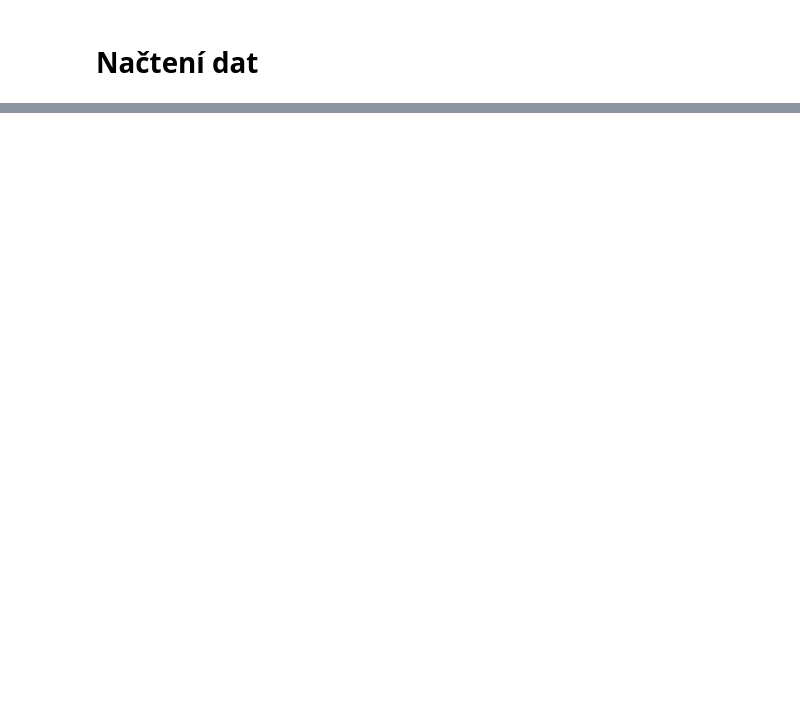
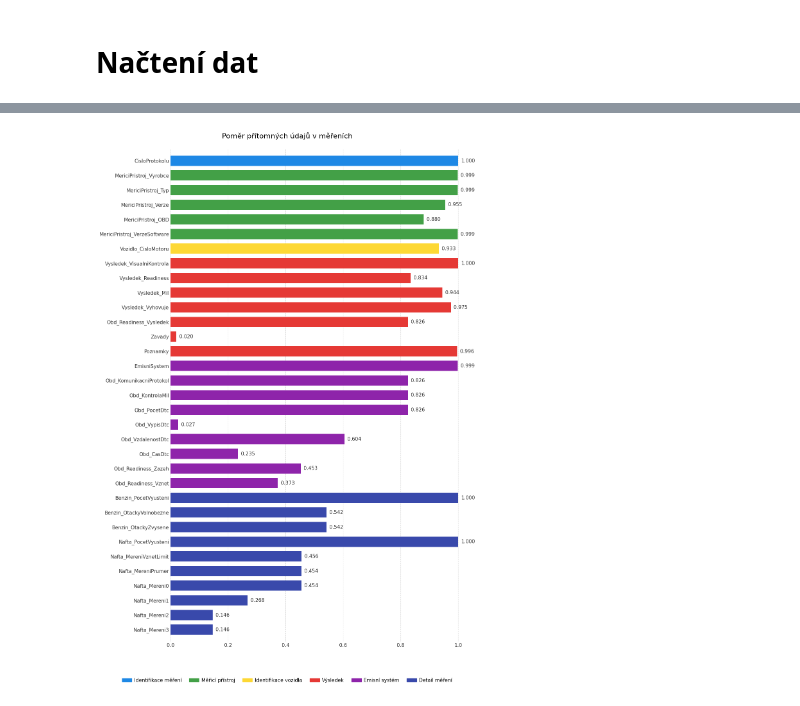
Before and after one commit to opendatalabcz/emissions-data-analysis-cz, a Jupyter notebook: kod/explorace/mereni_exploration.ipynb, the cells around one changed output, grey strips where cells are left out. Drawn from its saved outputs; the diff is of its cells as text; code cells hidden in the pictures; blank space fills up the shorter version.

```diff
--- a/kod/explorace/mereni_exploration.ipynb
+++ b/kod/explorace/mereni_exploration.ipynb
@@ -60,0 +133,8 @@ Error:
+# %%
+df = get_df()
+lf_prohlidky = pl.scan_parquet(r'E:\CVUT_BAP\kod\data\processed\prohlidky.parquet')
+id_prohlidky_series = lf_prohlidky.select('CisloProtokolu').unique().collect(engine='streaming').get_column('CisloProtokolu')
+id_prohlidky = set(id_prohlidky_series)
+id_mereni = set(df.get_column('CisloProtokolu'))
+orphan = list(id_prohlidky - id_mereni)
+lf_prohlidky.filter(pl.col('CisloProtokolu').is_in(orphan)).collect(engine='streaming')['DatumProhlidky'].value_counts(sort=True)
@@ -60,0 +150,2 @@ Error:
+# %%
+df = df.join(id_prohlidky_series.to_frame("CisloProtokolu"), on="CisloProtokolu", how="semi")
@@ -60,0 +181,9 @@ Error:
+# %%
+j1939_df = df.filter(
+    pl.any_horizontal(
+        pl.col("^.*J1939.*$").is_not_null()
+    )
+)
+short_display(j1939_df)
+# Modifikace df
+df = df.join(j1939_df, on="CisloProtokolu", how="anti")
@@ -60,0 +305,76 @@ Error:
+# %%
+# Definice agregačních skupin
+aggregation_groups = {
+    'Obd_Readiness_Zazeh': [c for c in df.columns if 'Obd_Readiness_Zazeh' in c],
+    'Obd_Readiness_Vznet': [c for c in df.columns if 'Obd_Readiness_Vznet' in c],
+    'Benzin_OtackyVolnobezne': [c for c in df.columns if c.startswith('Benzin_OtackyVolnobezne_')],
+    'Benzin_OtackyZvysene': [c for c in df.columns if c.startswith('Benzin_OtackyZvysene_')],
+    'Nafta_MereniVznetLimit': [c for c in df.columns if c.startswith('Nafta_MereniVznetLimit_')],
+    'Nafta_MereniPrumer': [c for c in df.columns if c.startswith('Nafta_MereniPrumer_')],
+    'Nafta_Mereni0': [c for c in df.columns if c.startswith('Nafta_Mereni0_')],
+    'Nafta_Mereni1': [c for c in df.columns if c.startswith('Nafta_Mereni1_')],
+    'Nafta_Mereni2': [c for c in df.columns if c.startswith('Nafta_Mereni2_')],
+    'Nafta_Mereni3': [c for c in df.columns if c.startswith('Nafta_Mereni3_')],
+}
+
+# Inverzní mapování: sloupec -> název skupiny
+col_to_group = {col: g_name for g_name, g_cols in aggregation_groups.items() for col in g_cols}
+
+# Výpočet metrik se zachováním pořadí z df.columns
+total_rows = len(df)
+final_labels = []
+final_ratios = []
+processed_groups = set()
+
+for col in df.columns:
+    if col in col_to_group:
+        group_name = col_to_group[col]
+        if group_name not in processed_groups:
+            # Výpočet pro celou skupinu (aspoň jedna ne-null hodnota)
+            group_cols = aggregation_groups[group_name]
+            any_present_count = df.select(
+                pl.any_horizontal(pl.col(group_cols).is_not_null())
+            ).sum().item()
+            final_labels.append(group_name)
+            final_ratios.append(any_present_count / total_rows if total_rows > 0 else 0)
+            processed_groups.add(group_name)
+    else:
+        # Samostatný sloupec
+        non_null_count = total_rows - df[col].null_count()
+        final_labels.append(col)
+        final_ratios.append(non_null_count / total_rows if total_rows > 0 else 0)
+
+# Kategorizace (6 skupin včetně Vozidla)
+group_descriptions = [
+    'Identifikace měření',      # 0
+    'Měřicí přístroj',          # 1
+    'Identifikace vozidla',     # 2
+    'Výsledek',          # 3
+    'Emisní systém',      # 4
+    'Detail měření'    # 5
+]
+
+def map_to_main_category(label):
+    if label == 'CisloProtokolu': return 0
+    if label.startswith('MericiPristroj'): return 1
+    if label.startswith('Vozidlo'): return 2
+    if any(x in label for x in ['Vysledek', 'PristiProhlidka', 'Zavady', 'Poznamky']): return 3
+    if label.startswith('EmisniSystem') or label.startswith('Obd'): return 4
+    if label.startswith('Benzin') or label.startswith('Nafta'): return 5
+    return 3
+
+group_indices = [map_to_main_category(l) for l in final_labels]
+
+# Generování grafu
+horizontal_bar(
+    labels=final_labels,
+    counts=final_ratios,
+    title='Poměr přítomných údajů v měřeních',
+    save_path='kod/explorace/mereni_grafy/mereni_pritomnost.svg',
+    decimals=3,
+    height=18,
+    group_indices=group_indices,
+    group_descriptions=group_descriptions
+)
+# %% [output]
+[figure, added]
```
Also changed, not shown: parts of 66 cells of this notebook, 34 other files.
